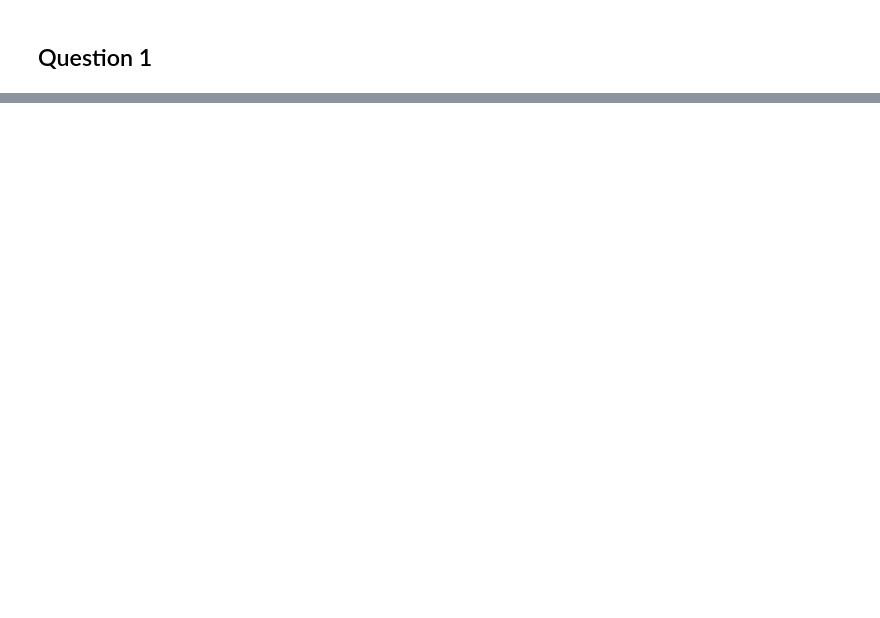
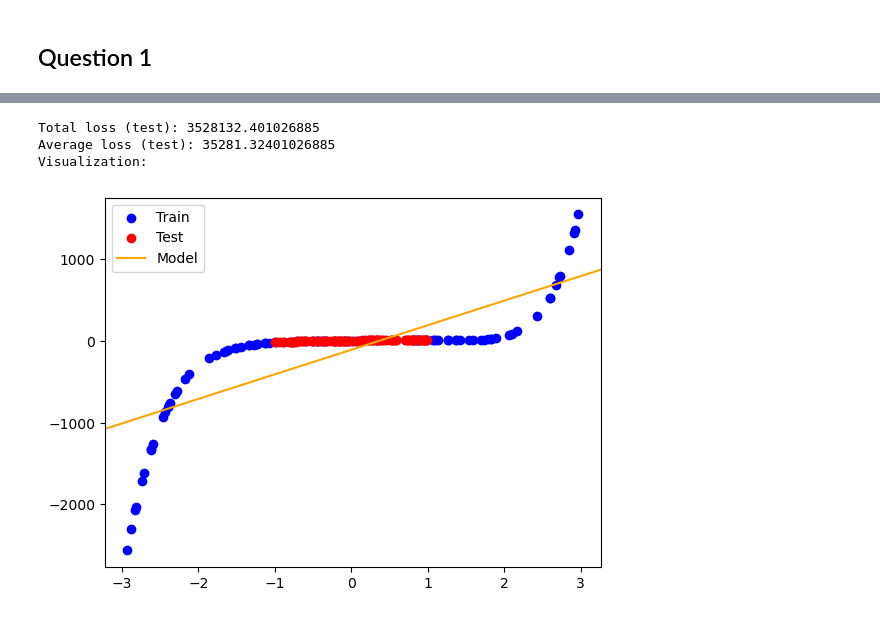
Before and after one commit to bmb0136/COMP-5630, a Jupyter notebook: a1/assignment1.ipynb, the cells around one changed output, grey strips where cells are left out. Cells and saved outputs as stored; diff of their text form; code cells hidden in the pictures; blank space fills up the shorter version.

Commit message:
Impl basic linear regression model

```diff
--- a/a1/assignment1.ipynb
+++ b/a1/assignment1.ipynb
@@ -20 +29,35 @@ plt.show()
 [figure]
+# %%
+def linear_regression(X, Y, alpha=0.01, num_iterations=10_000):
+    theta = np.random.rand(2)
+    for _ in range(num_iterations):
+        d_theta = np.zeros(theta.shape)
+        for x, y in zip(X, Y):
+            d_theta += np.array([1, x]) * (y - np.dot([1, x], theta))
+        d_theta *= alpha / len(X)
+
+        if np.linalg.norm(d_theta) < 1e-6:
+            break
+
+        theta += d_theta
+    return theta
+# %%
+theta = linear_regression(x_train, y_train, num_iterations=1_000_000)
+model = lambda x: np.dot(theta, [1, x])
+loss = sum((y - model(x)) ** 2 for x, y in zip(x_test, y_test))
+print(f"Total loss (test): {loss}")
+print(f"Average loss (test): {loss / len(x_test)}")
+
+print("Visualization:")
+plt.scatter(x_train, y_train, color="blue")
+plt.scatter(x_test, y_test, color="red")
+plt.axline((0, theta[0]), slope=theta[1], color="orange")
+plt.legend(["Train", "Test", "Model"])
+plt.show()
+
+del theta, model, loss
+# %% [output]
+Total loss (test): 3528132.401026885
+Average loss (test): 35281.32401026885
+Visualization:
+[figure, added]
```
Also changed, not shown: parts of 2 cells of this notebook.
